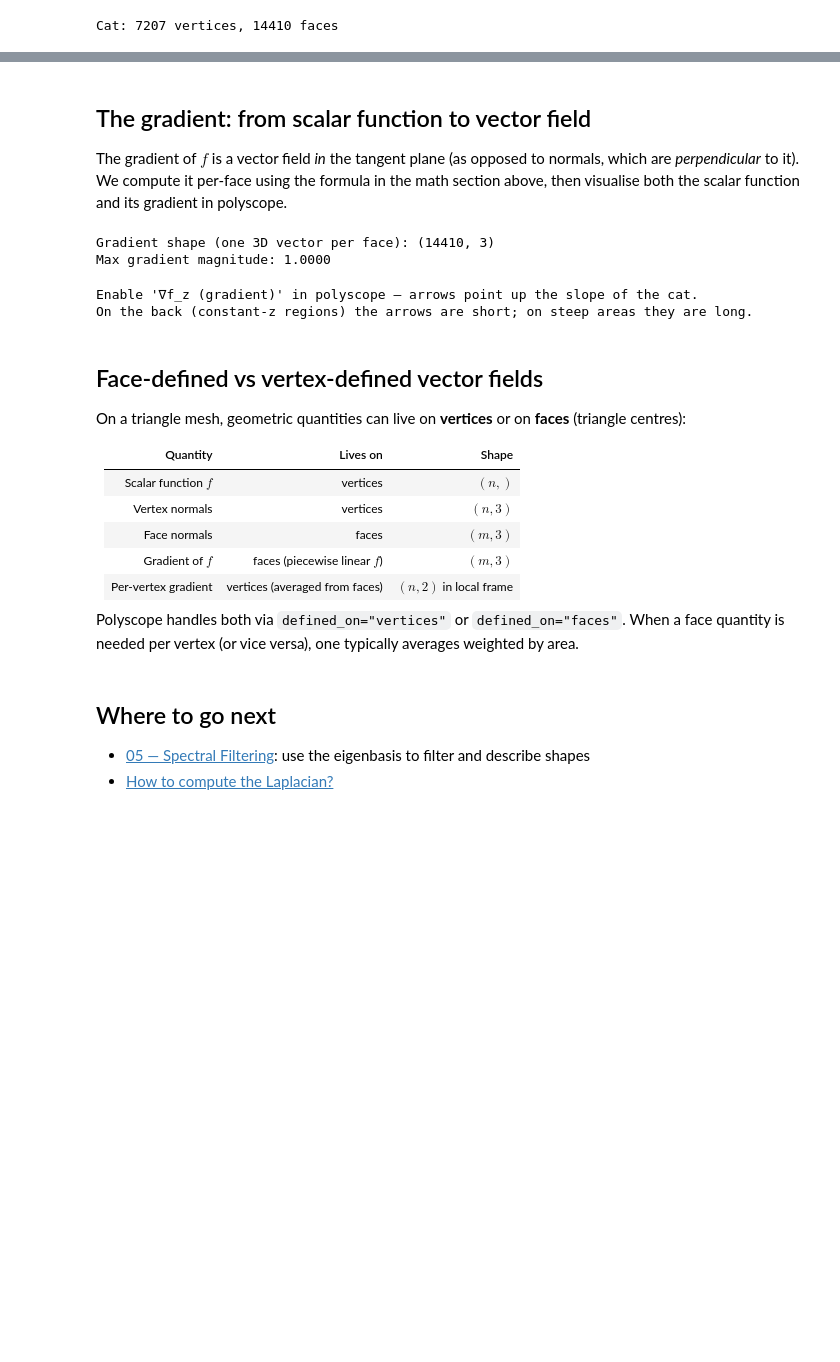
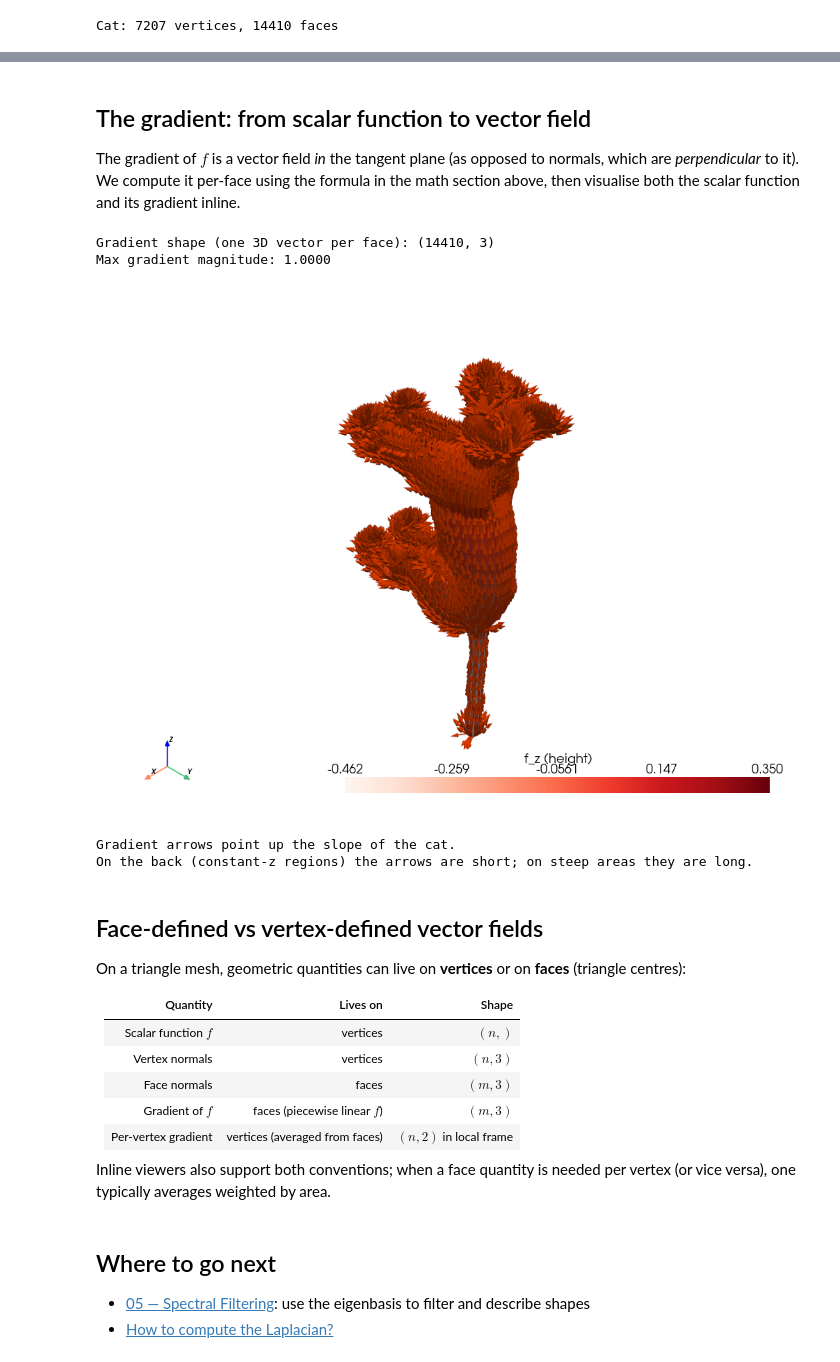
Before and after one commit to gviga/geomfum, a Jupyter notebook: notebooks/concepts/04_tangent_vectors_and_operators.ipynb, the cells around one changed output, grey strips where cells are left out. Cells and saved outputs as stored; diff of their text form; code cells hidden in the pictures; blank space fills up the shorter version.

```diff
--- a/notebooks/concepts/04_tangent_vectors_and_operators.ipynb
+++ b/notebooks/concepts/04_tangent_vectors_and_operators.ipynb
@@ -112,7 +106,7 @@ Enable 'face normals' in polyscope to compare — one arrow per face vs one per
 # %% [markdown]
 ## The gradient: from scalar function to vector field
 
-The gradient of $f$ is a vector field *in* the tangent plane (as opposed to normals, which are *perpendicular* to it). We compute it per-face using the formula in the math section above, then visualise both the scalar function and its gradient in polyscope.
+The gradient of $f$ is a vector field *in* the tangent plane (as opposed to normals, which are *perpendicular* to it). We compute it per-face using the formula in the math section above, then visualise both the scalar function and its gradient inline.
 # %%
 def face_gradients_3d(V, F, f):
     """Per-face gradient of scalar f as 3D vectors, shape (m, 3)."""
@@ -144,32 +138,25 @@ print(f"Max gradient magnitude: {np.linalg.norm(grad_fz, axis=1).max():.4f}")
 Gradient shape (one 3D vector per face): (14410, 3)
 Max gradient magnitude: 1.0000
 # %%
-ps.remove_all_structures()
-ps_cat = ps.register_surface_mesh("cat", V, F, smooth_shade=True)
-
-# Scalar: height function on vertices
-ps_cat.add_scalar_quantity(
-    "f_z (height)", f_z, defined_on="vertices", enabled=True, cmap="reds"
+show_mesh_with_vectors(
+    V,
+    F,
+    scalar=f_z,
+    scalar_name="f_z (height)",
+    cmap="reds",
+    vectors=grad_fz,
+    vector_points=face_centers,
+    vector_scale=0.05,
+    vector_color="orangered",
 )
 
-# Vector: gradient of height, defined on faces
-ps_cat.add_vector_quantity(
-    "∇f_z (gradient)",
-    grad_fz,
-    defined_on="faces",
-    enabled=True,
-    radius=0.0005,
-    length=0.05,
-    color=(1.0, 0.3, 0.1),
-)
-
-print("Enable '∇f_z (gradient)' in polyscope — arrows point up the slope of the cat.")
+print("Gradient arrows point up the slope of the cat.")
 print(
     "On the back (constant-z regions) the arrows are short; on steep areas they are long."
 )
-ps.show()
 # %% [output]
+[figure, added]
-Enable '∇f_z (gradient)' in polyscope — arrows point up the slope of the cat.
+Gradient arrows point up the slope of the cat.
 On the back (constant-z regions) the arrows are short; on steep areas they are long.
 # %% [markdown]
 ## Face-defined vs vertex-defined vector fields
@@ -184,7 +171,7 @@ On a triangle mesh, geometric quantities can live on **vertices** or on **faces*
 | Gradient of $f$ | faces (piecewise linear $f$) | $(m, 3)$ |
 | Per-vertex gradient | vertices (averaged from faces) | $(n, 2)$ in local frame |
 
-Polyscope handles both via `defined_on="vertices"` or `defined_on="faces"`. When a face quantity is needed per vertex (or vice versa), one typically averages weighted by area.
+Inline viewers also support both conventions; when a face quantity is needed per vertex (or vice versa), one typically averages weighted by area.
 # %% [markdown]
 ## Where to go next
 
```
Also changed, not shown: parts of 3 cells of this notebook, 21 other files.
